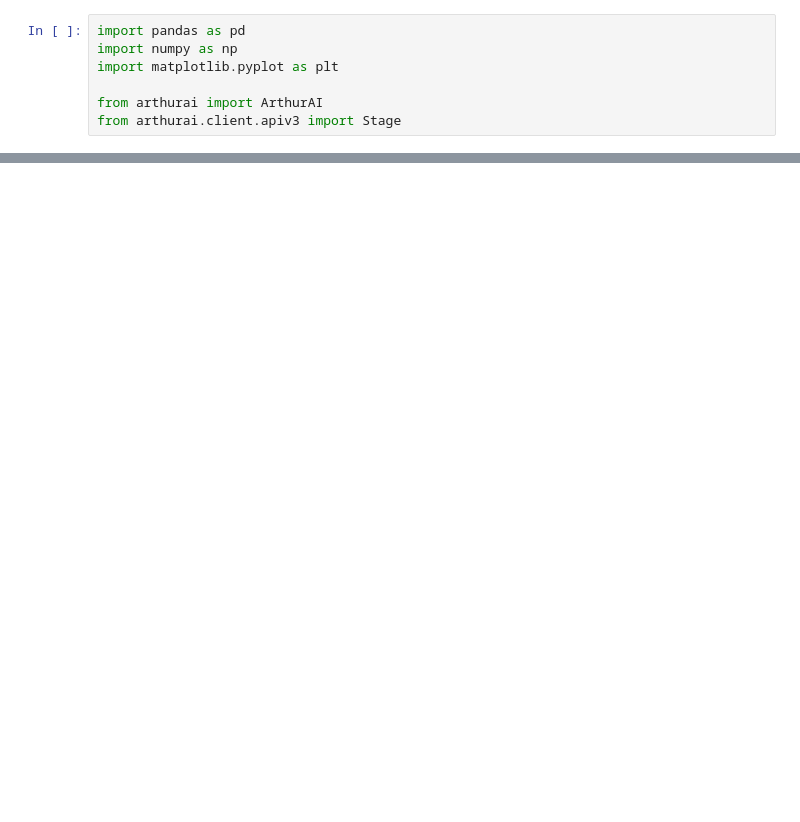
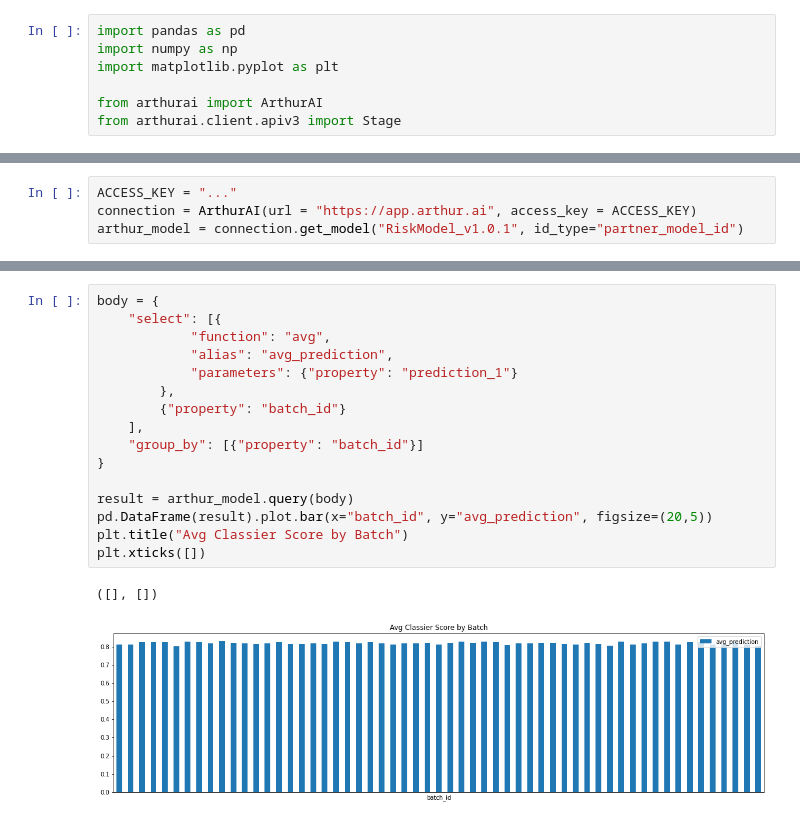
Before and after one commit to arthur-ai/arthur-sandbox, a Jupyter notebook: SDK_examples/QueryGuide.ipynb, the cells around one changed output, grey strips where cells are left out. Cells and saved outputs as stored; diff of their text form; blank space fills up the shorter version.

Commit message:
notebook for query guide

```diff
--- a/SDK_examples/QueryGuide.ipynb
+++ b/SDK_examples/QueryGuide.ipynb
@@ -127,0 +16,4 @@ pd.DataFrame(response).pivot(index="batch_id",columns=feature_name, values="cnt"
+# %%
+ACCESS_KEY = "..."
+connection = ArthurAI(url = "https://app.arthur.ai", access_key = ACCESS_KEY)
+arthur_model = connection.get_model("RiskModel_v1.0.1", id_type="partner_model_id")
@@ -127,0 +25,19 @@ pd.DataFrame(response).pivot(index="batch_id",columns=feature_name, values="cnt"
+# %%
+body = {
+    "select": [{
+            "function": "avg",
+            "alias": "avg_prediction",
+            "parameters": {"property": "prediction_1"}
+        },
+        {"property": "batch_id"}
+    ],
+    "group_by": [{"property": "batch_id"}]
+}
+
+result = arthur_model.query(body)
+pd.DataFrame(result).plot.bar(x="batch_id", y="avg_prediction", figsize=(20,5))
+plt.title("Avg Classier Score by Batch")
+plt.xticks([])
+# %% [output]
+([], [])
+[figure, added]
```
Also changed, not shown: parts of 34 cells of this notebook, 1 other file.
